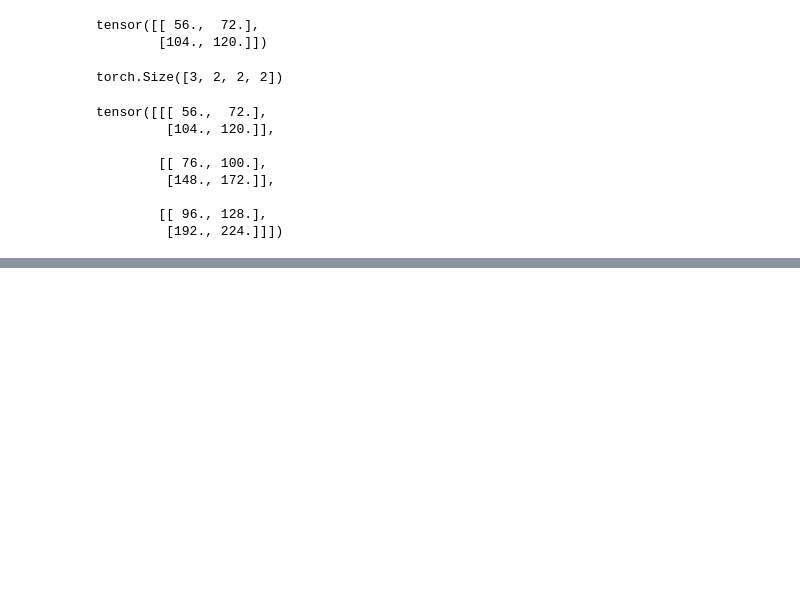
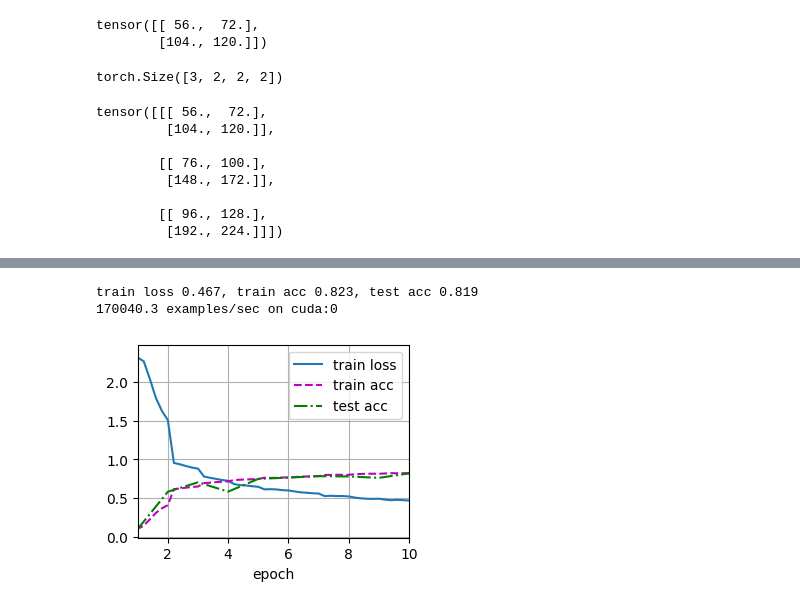
Before and after one commit to ma-zilin/DeepLearningFoundations, a Jupyter notebook: d2l/cnn.ipynb, the cells around one changed output, grey strips where cells are left out. Cells and saved outputs as stored; diff of their text form; code cells hidden in the pictures; blank space fills up the shorter version.

```diff
--- a/d2l/cnn.ipynb
+++ b/d2l/cnn.ipynb
@@ -132,0 +199,3 @@ assert float(torch.abs(Y1 - Y2).sum()) < 1e-6
+# %%
+batch_size = 256
+train_iter, test_iter = load_data_fashion_mnist(batch_size=batch_size)
@@ -132,0 +308,42 @@ assert float(torch.abs(Y1 - Y2).sum()) < 1e-6
+# %%
+def train_ch6(net, train_iter, test_iter, num_epochs, lr, device):
+    """Train a model with a GPU (defined in Chapter 6)."""
+    def init_weights(m):
+        if type(m) == nn.Linear or type(m) == nn.Conv2d:
+            nn.init.xavier_uniform_(m.weight)
+    net.apply(init_weights)
+    print('training on', device)
+    net.to(device)
+    optimizer = torch.optim.SGD(net.parameters(), lr=lr)
+    loss = nn.CrossEntropyLoss()
+    animator = Animator(xlabel='epoch', xlim=[1, num_epochs], legend=['train loss', 'train acc', 'test acc'])
+    timer, num_batches = Timer(), len(train_iter)
+    for epoch in range(num_epochs):
+        metric = Accumulator(3)
+        net.train()
+        for i, (X, y) in enumerate(train_iter):
+            timer.start()
+            optimizer.zero_grad()
+            X, y = X.to(device), y.to(device)
+            y_hat = net(X)
+            l = loss(y_hat, y)
+            l.backward()
+            optimizer.step()
+            with torch.no_grad():
+                metric.add(l * X.shape[0], accuracy(y_hat, y), X.shape[0])
+            timer.stop()
+            train_l = metric[0] / metric[2]
+            train_acc = metric[1] / metric[2]
+            if (i + 1) % (num_batches // 5) == 0 or i == num_batches - 1:
+                animator.add(epoch + (i + 1) / num_batches, (train_l, train_acc, None))
+        test_acc = evaluate_accuracy_gpu(net, test_iter)
+        animator.add(epoch + 1, (None, None, test_acc))
+    print(f'train loss {train_l:.3f}, train acc {train_acc:.3f}, test acc {test_acc:.3f}')
+    print(f'{metric[2] * num_epochs / timer.sum():.1f} examples/sec on {str(device)}')
+# %%
+lr, num_epochs = 0.9, 10
+train_ch6(net, train_iter, test_iter, num_epochs, lr, try_gpu())
+# %% [output]
+train loss 0.467, train acc 0.823, test acc 0.819
+170040.3 examples/sec on cuda:0
+[figure, added]
```
Also changed, not shown: parts of 9 cells of this notebook, 2 other files.
